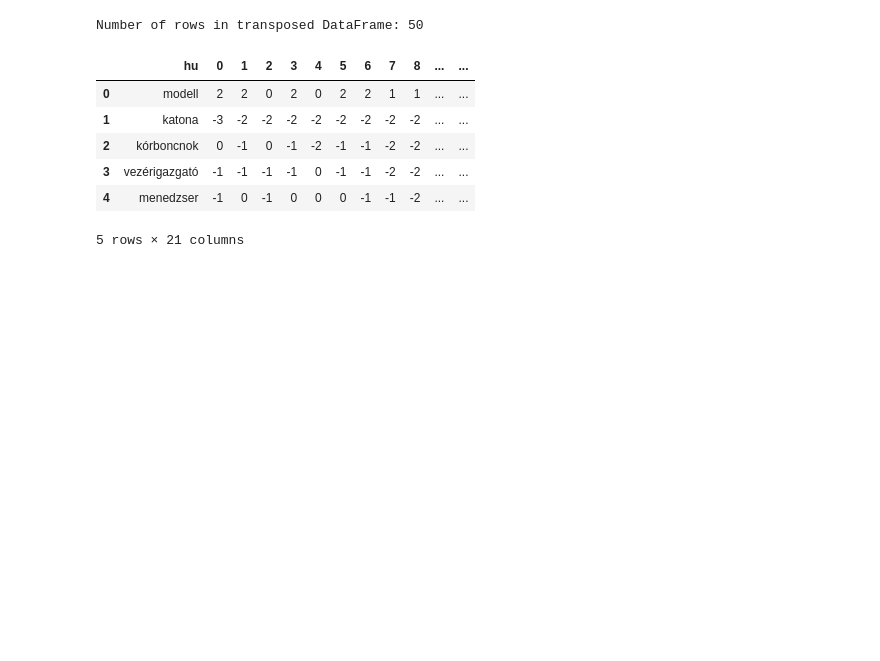
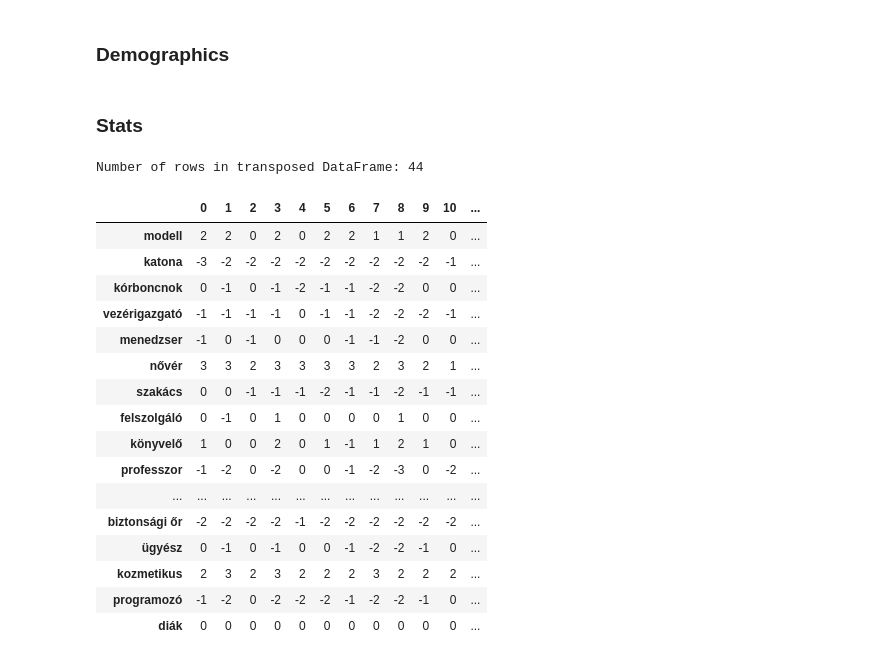
Before and after one commit to partigabor/pcibex-hun, a Jupyter notebook: occupations/occupations.ipynb, the cells around one changed output. Saved outputs shown, nothing was run; the diff lists cells and outputs as text; code cells hidden in the pictures; blank space fills up the shorter version.

Commit message:
occupations update

```diff
--- a/occupations/occupations.ipynb
+++ b/occupations/occupations.ipynb
@@ -31,4 +23,10 @@ df_hu = pd.read_excel('hu.xlsx')
 # %%
+# Read Hungarian data from hu.xlsx
+df_hu = pd.read_excel('ratings_hu.xlsx')
+
+# Define Hungarian attention checks #############################################################
+hu_attention_checks = ['pincérnő', 'titkárnő', 'tanárnő', 'takarítónő', 'ápolónő', 'házvezetőnő']
+
 # Define the mapping for ratings
 rating_map = {
     'Teljesen férfi': -3,
@@ -44,6 +42,8 @@ rating_map = {
 rating_columns = df_hu.columns[8:]  # assuming first 8 columns are not ratings
 
 # Replace and explicitly infer objects to avoid warning
-df_hu[rating_columns] = df_hu[rating_columns].replace(rating_map).infer_objects(copy=False)
-df_hu
+for col in rating_columns:
+    df_hu[col] = df_hu[col].map(rating_map)
+
+df_hu.head()
 # %% [output]
@@ -69,3 +57,5 @@ Downcasting behavior in `replace` is deprecated and will be removed in a future
+# %% [markdown]
+### Demographics
 # %%
 # Show me the ratio of "Nem" (gender) in this survey.
 gender = df_hu['Nem'].value_counts(normalize=True) * 100
@@ -104,24 +116,37 @@ fig.show()
+# %% [markdown]
+### Stats
 # %%
 # Transpose results
 df_hu = df_hu[rating_columns].transpose()
 
+# Delete rows that are not in the zh_attention_checks list
+df_hu = df_hu[~df_hu.index.isin(hu_attention_checks)]
+
 # Show the number of rows
 print(f"Number of rows in transposed DataFrame: {df_hu.shape[0]}")
 
-# In a new column of the transposed df, calculate the average rating for each occupation
-df_hu['hu_rating'] = df_hu.mean(axis=1)
-
-# Make the index into a column called hu
-df_hu = df_hu.reset_index().rename(columns={'index': 'hu'})
-
 # Show
 df_hu.head()
+
+# Copy the DataFrame for ratings in df_ratings and delete the columns 'hu_mean' and 'hu_std'
+df_ratings = df_hu.copy()
+df_ratings
 # %% [output]
-Number of rows in transposed DataFrame: 50
+Number of rows in transposed DataFrame: 44
-|  | hu | 0 | 1 | 2 | 3 | 4 | 5 | 6 | 7 | 8 | ... | ... |
-| 0 | modell | 2 | 2 | 0 | 2 | 0 | 2 | 2 | 1 | 1 | ... | ... |
-| 1 | katona | -3 | -2 | -2 | -2 | -2 | -2 | -2 | -2 | -2 | ... | ... |
-| 2 | kórboncnok | 0 | -1 | 0 | -1 | -2 | -1 | -1 | -2 | -2 | ... | ... |
-| 3 | vezérigazgató | -1 | -1 | -1 | -1 | 0 | -1 | -1 | -2 | -2 | ... | ... |
-| 4 | menedzser | -1 | 0 | -1 | 0 | 0 | 0 | -1 | -1 | -2 | ... | ... |
+|  | 0 | 1 | 2 | 3 | 4 | 5 | 6 | 7 | 8 | 9 | 10 | ... |
+| modell | 2 | 2 | 0 | 2 | 0 | 2 | 2 | 1 | 1 | 2 | 0 | ... |
+| katona | -3 | -2 | -2 | -2 | -2 | -2 | -2 | -2 | -2 | -2 | -1 | ... |
+| kórboncnok | 0 | -1 | 0 | -1 | -2 | -1 | -1 | -2 | -2 | 0 | 0 | ... |
+| vezérigazgató | -1 | -1 | -1 | -1 | 0 | -1 | -1 | -2 | -2 | -2 | -1 | ... |
+| menedzser | -1 | 0 | -1 | 0 | 0 | 0 | -1 | -1 | -2 | 0 | 0 | ... |
+| nővér | 3 | 3 | 2 | 3 | 3 | 3 | 3 | 2 | 3 | 2 | 1 | ... |
+| szakács | 0 | 0 | -1 | -1 | -1 | -2 | -1 | -1 | -2 | -1 | -1 | ... |
+| felszolgáló | 0 | -1 | 0 | 1 | 0 | 0 | 0 | 0 | 1 | 0 | 0 | ... |
+| könyvelő | 1 | 0 | 0 | 2 | 0 | 1 | -1 | 1 | 2 | 1 | 0 | ... |
+| professzor | -1 | -2 | 0 | -2 | 0 | 0 | -1 | -2 | -3 | 0 | -2 | ... |
+| ... | ... | ... | ... | ... | ... | ... | ... | ... | ... | ... | ... | ... |
+| biztonsági őr | -2 | -2 | -2 | -2 | -1 | -2 | -2 | -2 | -2 | -2 | -2 | ... |
+| ügyész | 0 | -1 | 0 | -1 | 0 | 0 | -1 | -2 | -2 | -1 | 0 | ... |
+| kozmetikus | 2 | 3 | 2 | 3 | 2 | 2 | 2 | 3 | 2 | 2 | 2 | ... |
+| programozó | -1 | -2 | 0 | -2 | -2 | -2 | -1 | -2 | -2 | -1 | 0 | ... |
+| diák | 0 | 0 | 0 | 0 | 0 | 0 | 0 | 0 | 0 | 0 | 0 | ... |
-5 rows × 21 columns
```
Also changed, not shown: parts of 33 cells of this notebook, 19 other files.
